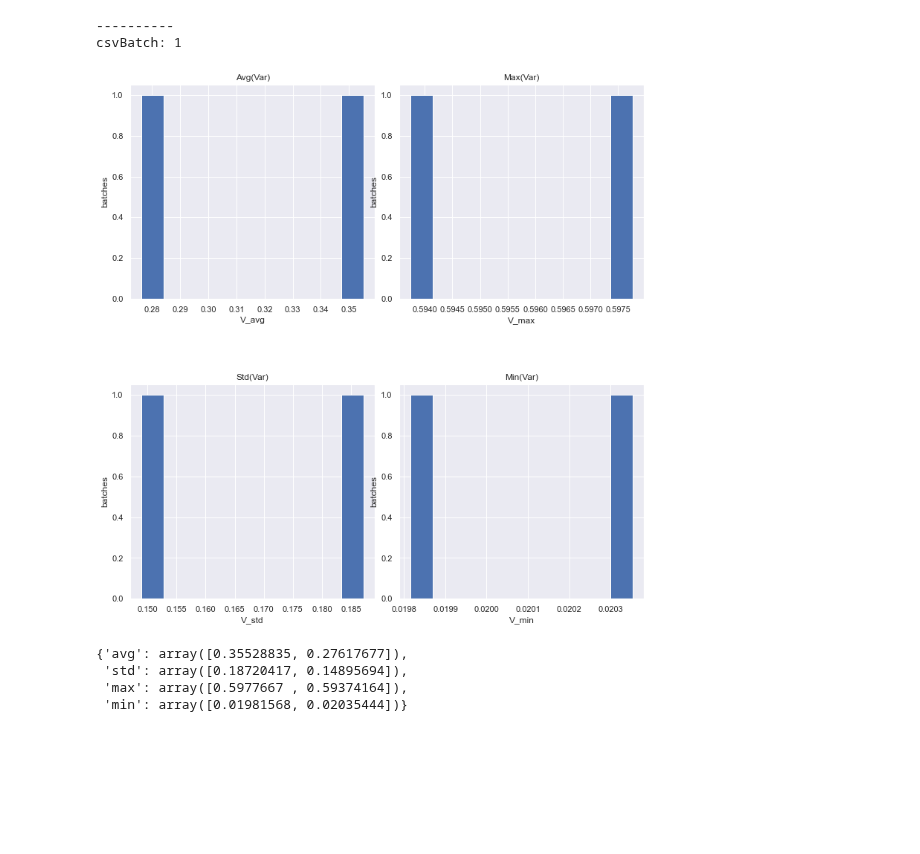
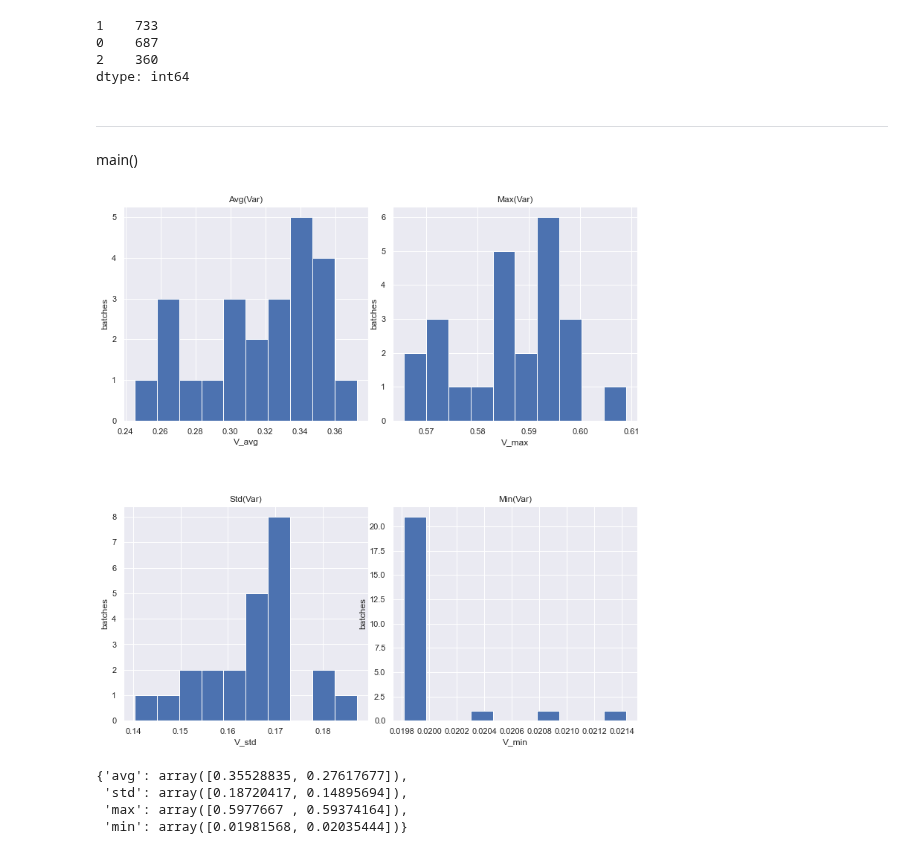
Before and after one commit to Unique-Divine/GANs-for-Genomics, a Jupyter notebook: Sandbox.ipynb, the cells around one changed output. Saved outputs shown, nothing was run; the diff lists cells and outputs as text; code cells hidden in the pictures; blank space fills up the shorter version.

```diff
--- a/Sandbox.ipynb
+++ b/Sandbox.ipynb
@@ -14,11 +14,24 @@ import pandas as pd
 import torch.nn as nn
 import torch.nn.functional as F
 # %%
+def varAnalysis(X, verbose=False):
+    V = np.var(X, axis=0)
+    V_avg, V_std = np.mean(V), np.std(V)
+    V_max, V_min = np.max(V), np.min(V)
+
+    if verbose == True:
+        print(f"V_avg: {np.mean(V):.3f}")
+        print(f"V_std: {np.std(V):.3f}")
+        print(f"V_max: {np.max(V):.3f}")
+        print(f"V_min: {np.min(V):.3f}")
+
+    return V_avg, V_std, V_max, V_min
+
 def plot_V_info(V_info):
     """[summary]
 
     Args:
-        V_info ([type]): [description]
+        V_info (dict[np.ndarray]): [description]
     """
     global fig, ax
     figscale, defaultSize = 2, np.array([8, 6])
@@ -37,18 +50,5 @@ def plot_V_info(V_info):
 
     ax[1,1].hist(V_info["min"])
     ax[1,1].set(xlabel="V_min", ylabel="batches", title="Min(Var)")
-
+    clear_output(wait=True)
     plt.show()
-
-def varAnalysis(X, verbose=False):
-    V = np.var(X, axis=0)
-    V_avg, V_std = np.mean(V), np.std(V)
-    V_max, V_min = np.max(V), np.min(V)
-
-    if verbose == True:
-        print(f"V_avg: {np.mean(V):.3f}")
-        print(f"V_std: {np.std(V):.3f}")
-        print(f"V_max: {np.max(V):.3f}")
-        print(f"V_min: {np.min(V):.3f}")
-
-    return V_avg, V_std, V_max, V_min
@@ -55,3 +105,14 @@ def varAnalysis(X, verbose=False):
+# %%
+pd.DataFrame(getTargets()[0]).value_counts()
+# %% [output]
+1    733
+0    687
+2    360
+dtype: int64
+# %% [markdown]
+----
+
+main()
 # %%
 import time
 from IPython.display import clear_output
@@ -61,7 +122,8 @@ start_time = time.time()
 try:
     # There are about 220,000 features, so we can loop <= 110 times.
     csvBatchSize = 2000
-    maxIteration = 1
+    maxIteration = 100
+    Y, rat_names = getTargets()
 
     V_info = {}
     ps = []
@@ -69,36 +131,34 @@ try:
     V_info["std"] = np.empty(maxIteration + 1)
     V_info["max"] = np.empty(maxIteration + 1)
     V_info["min"] = np.empty(maxIteration + 1)
 
     for csvBatch_idx, csvBatch in enumerate(pd.read_csv("gtTypes_C.csv", chunksize=csvBatchSize)):
         data = csvBatch
         # current_time = time.time() - start_time
         # print(f"{current_time:.2f}")
         X = data.values[:, 1:].astype(float).T
 
         varAnalysisInfo = varAnalysis(X=X)
         V_info["avg"][csvBatch_idx], V_info["std"][csvBatch_idx] = varAnalysisInfo[:2]
         V_info["max"][csvBatch_idx], V_info["min"][csvBatch_idx] = varAnalysisInfo[2:]
 
         # Dynamically plot variance distributions
         V_info_sofar = {}
         for key in V_info:
             V_info_sofar[key] = V_info[key][:csvBatch_idx + 1]
         clear_output(wait=True)
         print(f"----------\ncsvBatch: {csvBatch_idx}")
         plot_V_info(V_info_sofar)
 
         # Store p-values
 
         if csvBatch_idx == maxIteration:
             break
 
 except KeyboardInterrupt:
     print("`stopped")
 # %% [output]
-----------
-csvBatch: 1
-[figure, old version]
+[figure, new version]
 # %%
 V_info
 # %% [output]
```
Also changed, not shown: parts of 7 cells of this notebook.
